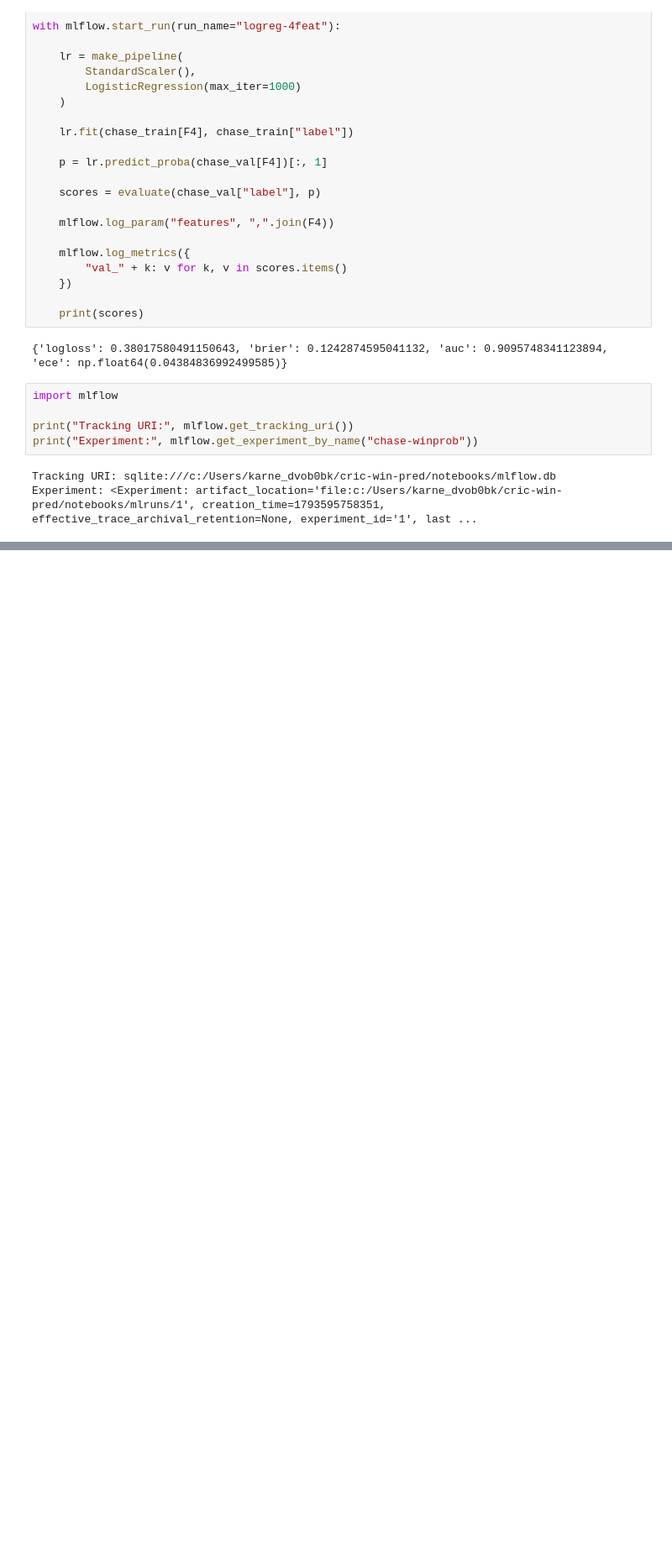
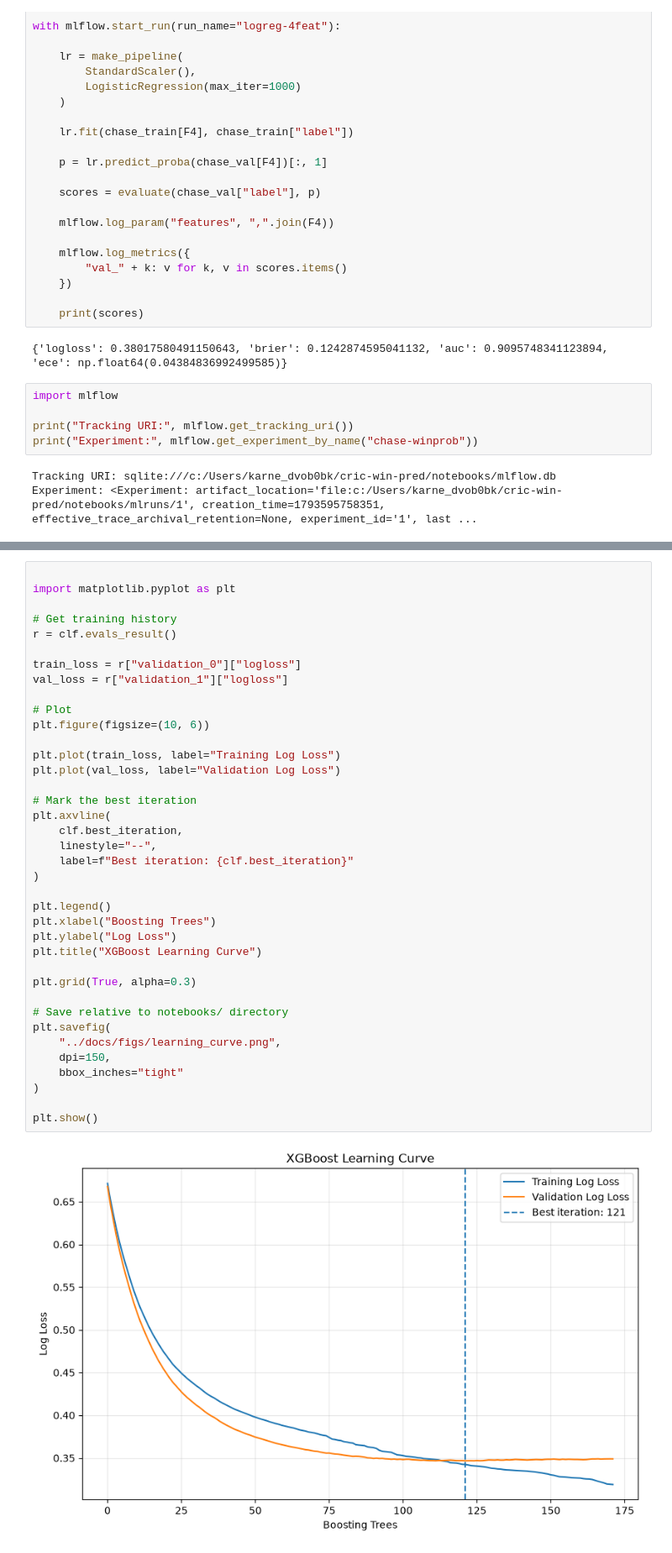
Before and after one commit to karnesh-sg/cric-win-pred, a Jupyter notebook: notebooks/01_eda.ipynb, the cells around one changed output, grey strips where cells are left out. Shown at 84% size. Cells and saved outputs as stored; diff of their text form; blank space fills up the shorter version.

Commit message:
Add XGBoost validation, learning curve, and leakage checks

```diff
--- a/notebooks/01_eda.ipynb
+++ b/notebooks/01_eda.ipynb
@@ -1731,0 +1798,40 @@ Experiment: <Experiment: artifact_location='file:c:/Users/karne_dvob0bk/cric-win
+# %%
+
+import matplotlib.pyplot as plt
+
+# Get training history
+r = clf.evals_result()
+
+train_loss = r["validation_0"]["logloss"]
+val_loss = r["validation_1"]["logloss"]
+
+# Plot
+plt.figure(figsize=(10, 6))
+
+plt.plot(train_loss, label="Training Log Loss")
+plt.plot(val_loss, label="Validation Log Loss")
+
+# Mark the best iteration
+plt.axvline(
+    clf.best_iteration,
+    linestyle="--",
+    label=f"Best iteration: {clf.best_iteration}"
+)
+
+plt.legend()
+plt.xlabel("Boosting Trees")
+plt.ylabel("Log Loss")
+plt.title("XGBoost Learning Curve")
+
+plt.grid(True, alpha=0.3)
+
+# Save relative to notebooks/ directory
+plt.savefig(
+    "../docs/figs/learning_curve.png",
+    dpi=150,
+    bbox_inches="tight"
+)
+
+plt.show()
+# %% [output]
+[figure, added]
```
Also changed, not shown: parts of 8 cells of this notebook, 3 other files.
